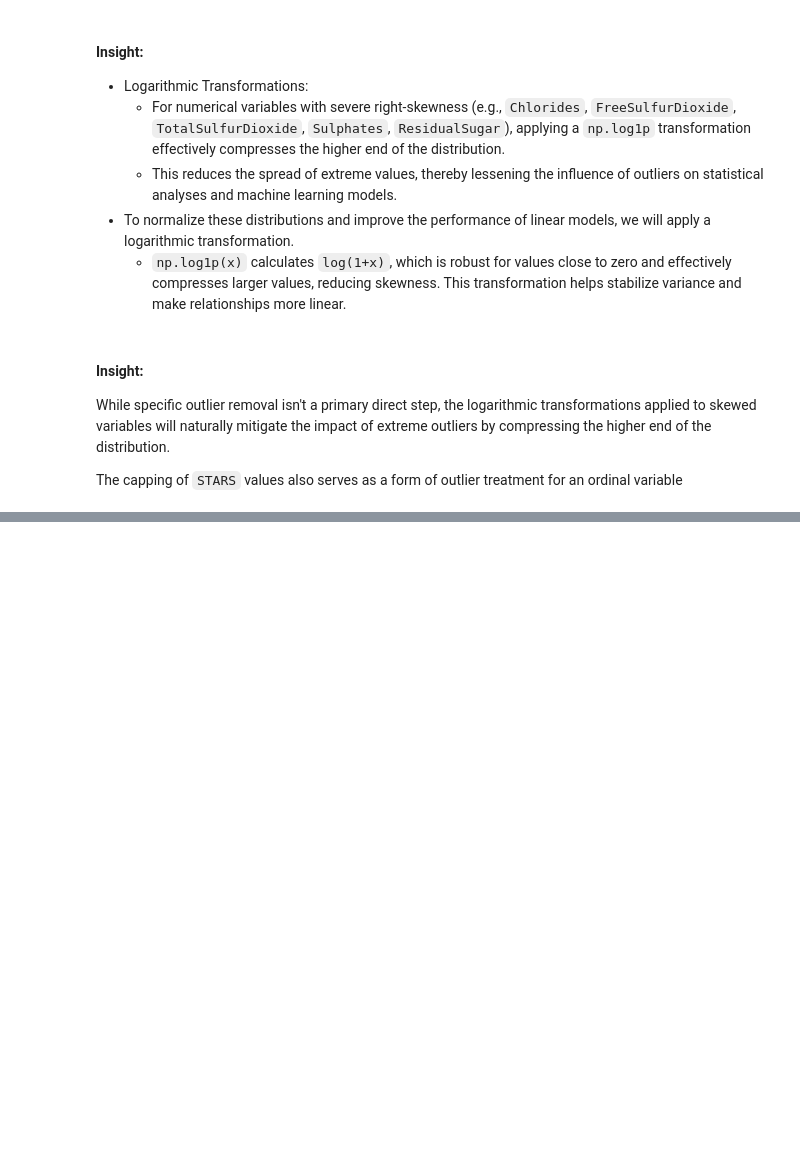
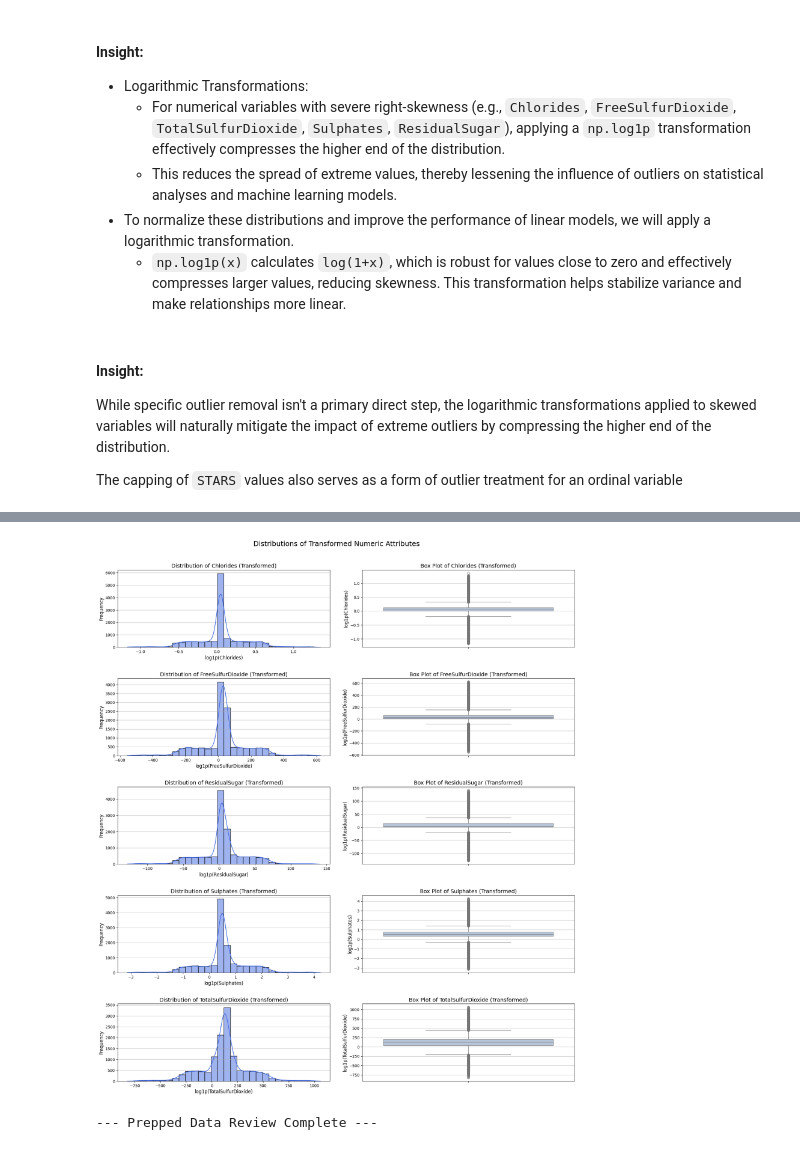
Before and after one commit to CheliMex/CS381_DataAnalytics, a Jupyter notebook: Quiz3/A_Castelan_Quiz3.ipynb, the cells around one changed output, grey strips where cells are left out. Saved outputs shown, nothing was run; the diff lists cells and outputs as text; code cells hidden in the pictures; blank space fills up the shorter version.

```diff
--- a/Quiz3/A_Castelan_Quiz3.ipynb
+++ b/Quiz3/A_Castelan_Quiz3.ipynb
@@ -756,0 +809,8 @@ The capping of `STARS` values also serves as a form of outlier treatment for an
+# %%
+skewed_cols = [
+    'Chlorides', 'FreeSulfurDioxide', 'ResidualSugar',
+    'Sulphates', 'TotalSulfurDioxide'
+]
+
+print("--- Descriptive statistics for transformed columns ---\n")
+df_prepped[skewed_cols].describe().T
@@ -756,0 +825,7 @@ The capping of `STARS` values also serves as a form of outlier treatment for an
+# %%
+# Re-evaluate skewness
+print("--- Skewness values after log1p transformation ---\n")
+for col in skewed_cols:
+    original_skew = df[col].skew() # Using original df to get original skewness for comparison
+    new_skew = df_prepped[col].skew()
+    print(f"  {col}: \nOriginal Skew = {original_skew:.3f} ----> Transformed Skew = {new_skew:.3f}\n")
@@ -757,2 +849,29 @@ The capping of `STARS` values also serves as a form of outlier treatment for an
+# %%
+# Plot histograms and boxplots for the transformed columns
+plt.figure(figsize=(18, 4 * len(skewed_cols)))
+for i, col in enumerate(skewed_cols):
+    # Histogram of transformed data
+    plt.subplot(len(skewed_cols), 2, 2*i + 1)
+    sns.histplot(df_prepped[col], kde=True, bins=30, color='royalblue')
+    plt.title(f'Distribution of {col} (Transformed)', fontsize=14)
+    plt.xlabel(f'log1p({col})', fontsize=12)
+    plt.ylabel('Frequency', fontsize=12)
+    plt.grid(axis='y', alpha=0.75)
+
+    # Box Plot of transformed data
+    plt.subplot(len(skewed_cols), 2, 2*i + 2)
+    sns.boxplot(y=df_prepped[col], color='lightsteelblue')
+    plt.title(f'Box Plot of {col} (Transformed)', fontsize=14)
+    plt.ylabel(f'log1p({col})', fontsize=12)
+    plt.grid(axis='y', alpha=0.75)
+
+plt.tight_layout(pad=3.0)
+plt.suptitle('Distributions of Transformed Numeric Attributes', y=1.02, fontsize=18)
+plt.show()
+
+print("\n\n--- Prepped Data Review Complete ---")
+# %% [output]
+[figure, added]
+--- Prepped Data Review Complete ---
 # %% [markdown]
 ## Part 5: Conclusion
```
Also changed, not shown: parts of 19 cells of this notebook.
